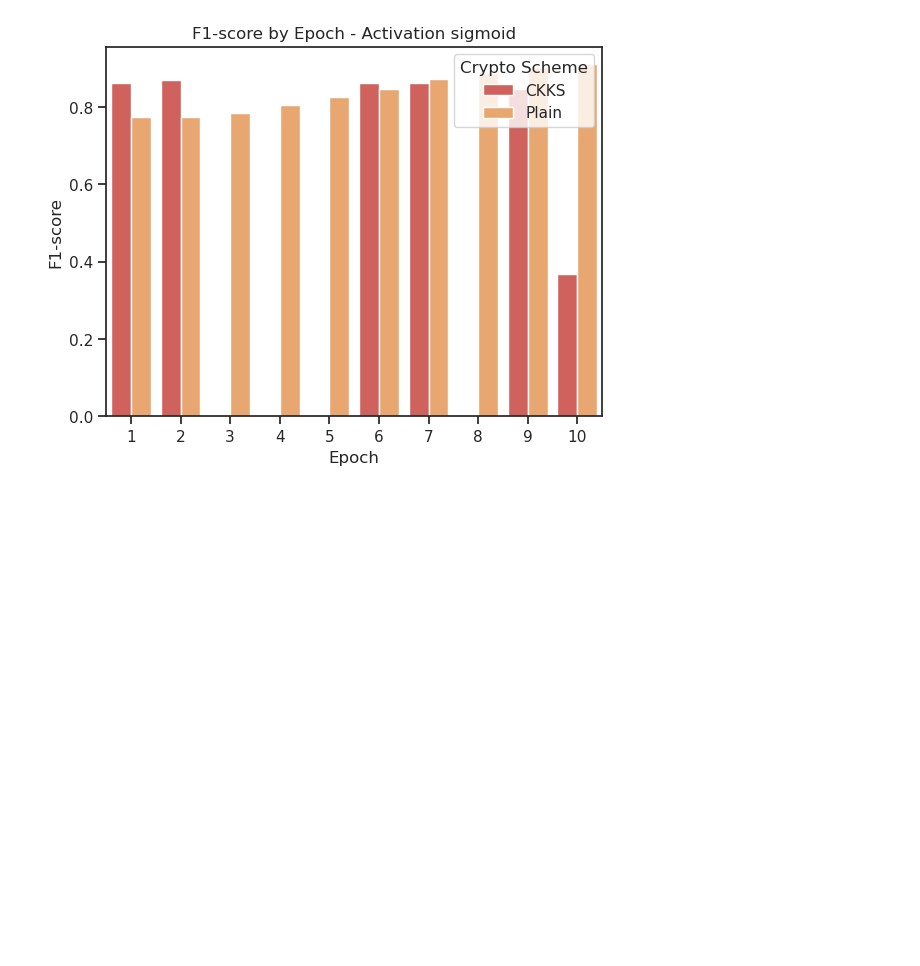
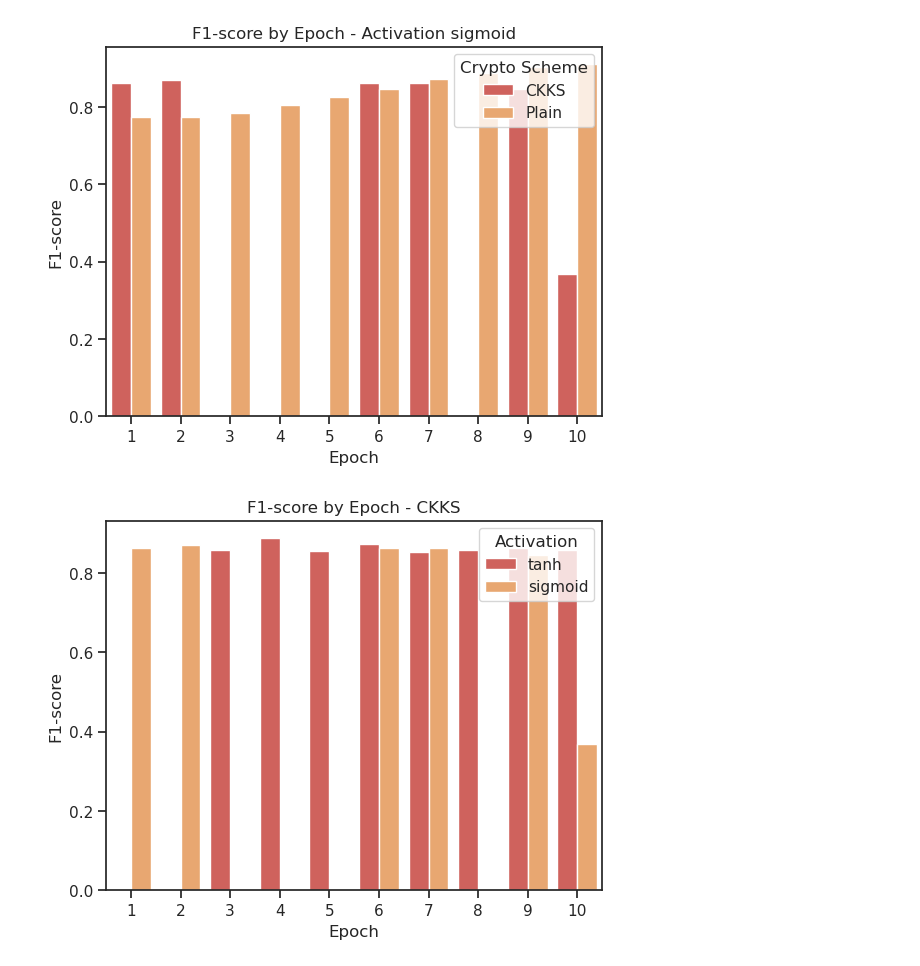
Before and after one commit to rodkruger/ppml-python, a Jupyter notebook: Metrics.ipynb, the cells around one changed output. Cells and saved outputs as stored; diff of their text form; code cells hidden in the pictures; blank space fills up the shorter version.

```diff
--- a/Metrics.ipynb
+++ b/Metrics.ipynb
@@ -146,4 +146,13 @@ plt.ylabel("F1-score")
 plt.show()
 # %% [output]
 [figure]
+# %%
+filtered_df = df_metrics[df_metrics['Crypto Scheme'] == 'CKKS']
+sns.barplot(data=filtered_df, x='Epochs', hue='Activation', y='F1-score')
+plt.title("F1-score by Epoch - CKKS")
+plt.xlabel("Epoch")
+plt.ylabel("F1-score")
+plt.show()
+# %% [output]
+[figure, added]
 # %%
```
Also changed, not shown: parts of 2 cells of this notebook.
